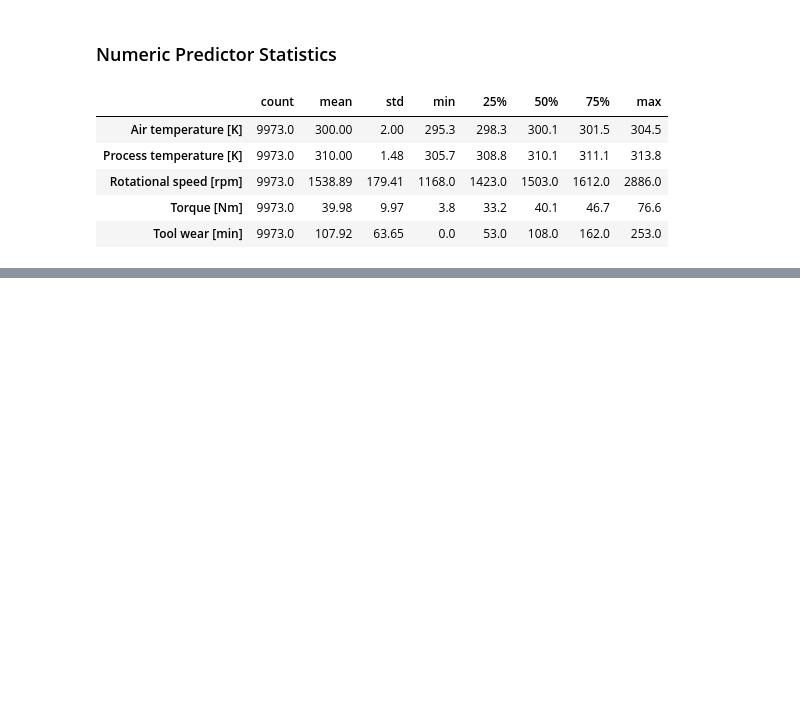
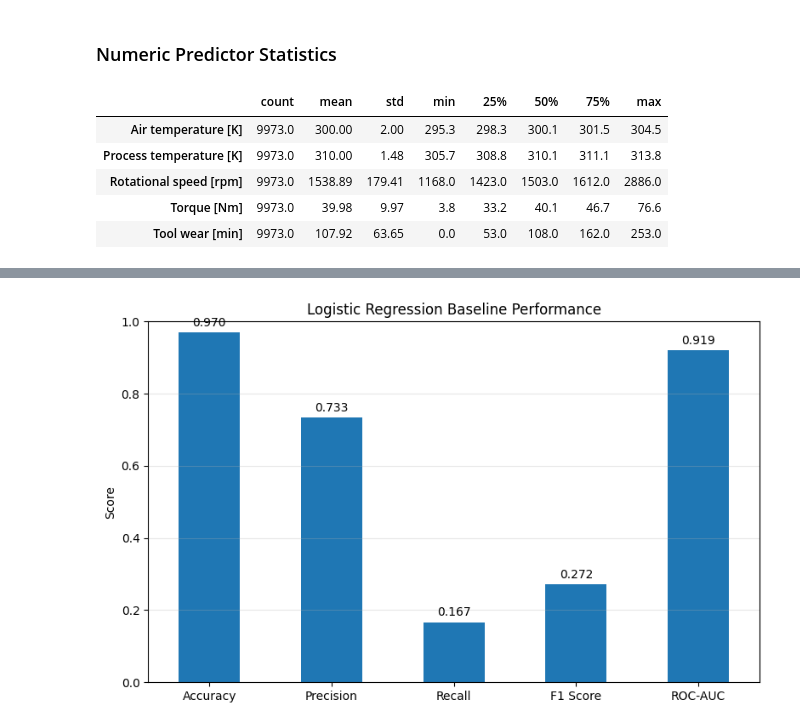
Before and after one commit to 37216110/cis480_capstone, a Jupyter notebook: notebooks/analysis/first_vertical_slice.ipynb, the cells around one changed output, grey strips where cells are left out. Drawn from its saved outputs; the diff is of its cells as text; code cells hidden in the pictures; blank space fills up the shorter version.

Commit message:
added logistic regression to first vertical slice

```diff
--- a/notebooks/analysis/first_vertical_slice.ipynb
+++ b/notebooks/analysis/first_vertical_slice.ipynb
@@ -343,0 +420,24 @@ display(numeric_summary)
+# %%
+y_pred = logistic_model.predict(X_test)
+y_prob = logistic_model.predict_proba(X_test)[:, 1]
+
+metrics = pd.DataFrame({
+    "Metric": ["Accuracy", "Precision", "Recall", "F1 Score", "ROC-AUC"],
+    "Score": [
+        accuracy_score(y_test, y_pred),
+        precision_score(y_test, y_pred, zero_division=0),
+        recall_score(y_test, y_pred, zero_division=0),
+        f1_score(y_test, y_pred, zero_division=0),
+        roc_auc_score(y_test, y_prob)
+    ]
+})
+
+display(metrics.round(4))
+
+print("Classification Report:")
+print(classification_report(
+    y_test,
+    y_pred,
+    target_names=["No Failure", "Failure"],
+    zero_division=0
+))
@@ -343,0 +460,23 @@ display(numeric_summary)
+# %%
+ax = metrics.plot(
+    x="Metric",
+    y="Score",
+    kind="bar",
+    legend=False,
+    figsize=(8, 5)
+)
+
+plt.title("Logistic Regression Baseline Performance")
+plt.xlabel("")
+plt.ylabel("Score")
+plt.ylim(0, 1)
+plt.xticks(rotation=0)
+plt.grid(axis="y", alpha=0.3)
+
+for container in ax.containers:
+    ax.bar_label(container, fmt="%.3f", padding=3)
+
+plt.tight_layout()
+plt.show()
+# %% [output]
+[figure, added]
```
Also changed, not shown: parts of 9 cells of this notebook.
